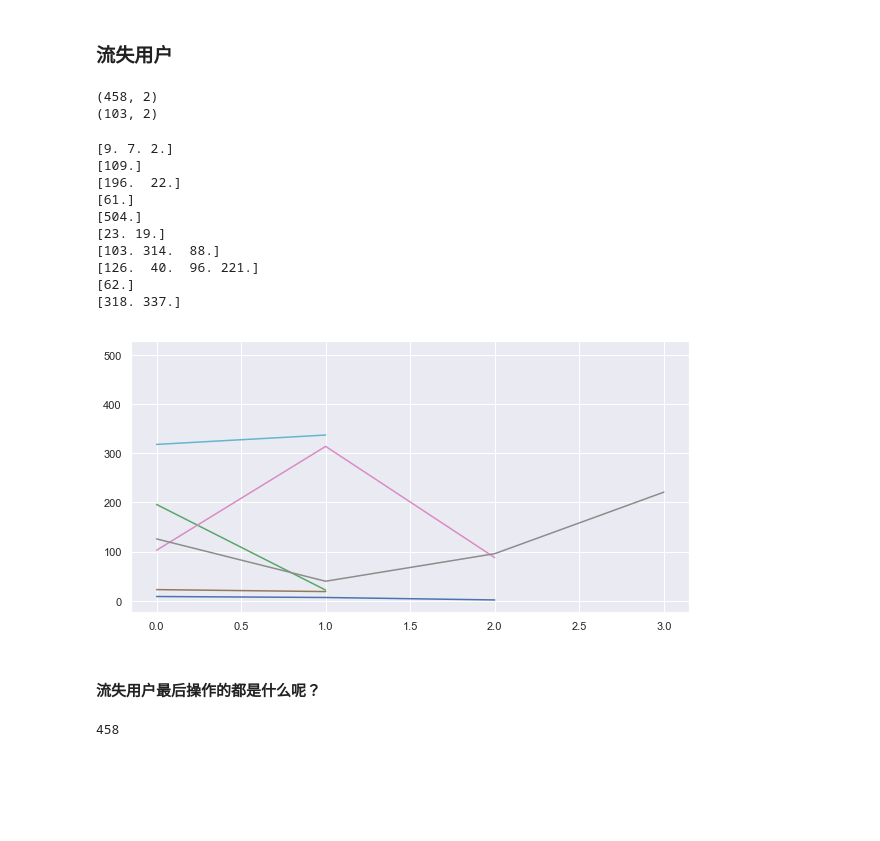
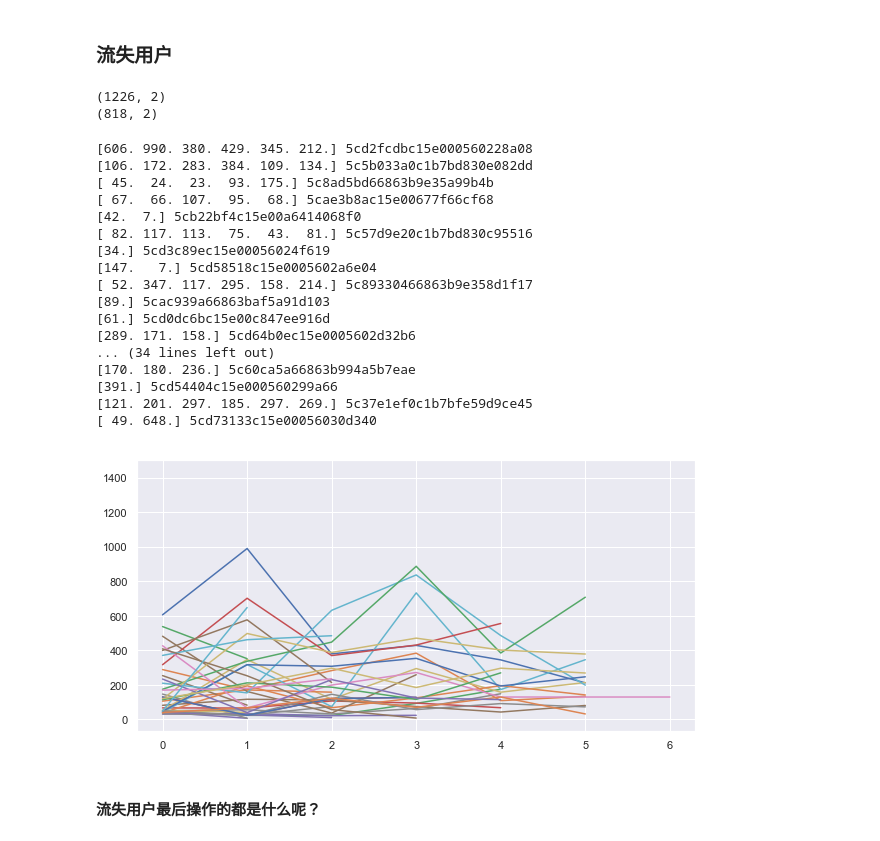
Before and after one commit to GuoQPro/user_operation_analysis, a Jupyter notebook: EOT_USER_OP_RECORD.ipynb, the cells around one changed output. Cells and saved outputs as stored; diff of their text form; code cells hidden in the pictures; blank space fills up the shorter version.

```diff
--- a/EOT_USER_OP_RECORD.ipynb
+++ b/EOT_USER_OP_RECORD.ipynb
@@ -462,7 +492,7 @@ def is_churn_user(x):
     #today = datetime.datetime.now();
     #day_num = convert_datestring_to_day_num(today.strftime("%d/%m/%y"));
 
-    latest_info_date = "05/15/19";
+    latest_info_date = "05/15/20";
     latest_day_num = convert_datestring_to_day_num(latest_info_date);
     last_login_day = x["max"];
     total_login_day_num = x["len"];
@@ -480,34 +510,38 @@ print(churn_user_group.shape)
 print(churn_user_group.loc[churn_user_group["len"] > 2].shape)
 churn_user_id_list = churn_user_group.index;
 # %% [output]
-(458, 2)
-(103, 2)
+(1226, 2)
+(818, 2)
 # %%
-sample_num = 10;
-sample_list = np.random.randint(0, len(churn_user_id_list), sample_num);
-plt.figure(figsize = (10, 5));
+sample_num = 50
+sample_list = np.random.randint(0, len(churn_user_id_list), sample_num)
+plt.figure(figsize=(10, 5))
 for i in sample_list:
-    user_id = churn_user_id_list[i];
-    ordered_rec = parsed_data.loc[parsed_data["user_id"] == user_id].sort_values(by = "day_index");
+    user_id = churn_user_id_list[i]
+    ordered_rec = parsed_data.loc[parsed_data["user_id"]
+                                  == user_id].sort_values(by="day_index")
 
-    data_array = np.array(ordered_rec["ui_num"]);
-    print(data_array)
-    sns.lineplot(data = data_array);
+    data_array = np.array(ordered_rec["ui_num"])
+    print(data_array, user_id)
+    sns.lineplot(data=data_array)
 # %% [output]
-[9. 7. 2.]
-[109.]
-[196.  22.]
-[61.]
-[504.]
-[23. 19.]
-[103. 314.  88.]
-[126.  40.  96. 221.]
-[62.]
-[318. 337.]
+[606. 990. 380. 429. 345. 212.] 5cd2fcdbc15e000560228a08
+[106. 172. 283. 384. 109. 134.] 5c5b033a0c1b7bd830e082dd
+[ 45.  24.  23.  93. 175.] 5c8ad5bd66863b9e35a99b4b
+[ 67.  66. 107.  95.  68.] 5cae3b8ac15e00677f66cf68
+[42.  7.] 5cb22bf4c15e00a6414068f0
+[ 82. 117. 113.  75.  43.  81.] 5c57d9e20c1b7bd830c95516
+[34.] 5cd3c89ec15e00056024f619
+[147.   7.] 5cd58518c15e0005602a6e04
+[ 52. 347. 117. 295. 158. 214.] 5c89330466863b9e358d1f17
+[89.] 5cac939a66863baf5a91d103
+[61.] 5cd0dc6bc15e00c847ee916d
+[289. 171. 158.] 5cd64b0ec15e0005602d32b6
+... (34 lines left out)
+[170. 180. 236.] 5c60ca5a66863b994a5b7eae
+[391.] 5cd54404c15e000560299a66
+[121. 201. 297. 185. 297. 269.] 5c37e1ef0c1b7bfe59d9ce45
+[ 49. 648.] 5cd73133c15e00056030d340
-[figure, old version]
+[figure, new version]
 # %% [markdown]
 #### 流失用户最后操作的都是什么呢？
-# %%
-len(churn_user_id_list)
-# %% [output]
-458
```
Also changed, not shown: parts of 11 cells of this notebook.
